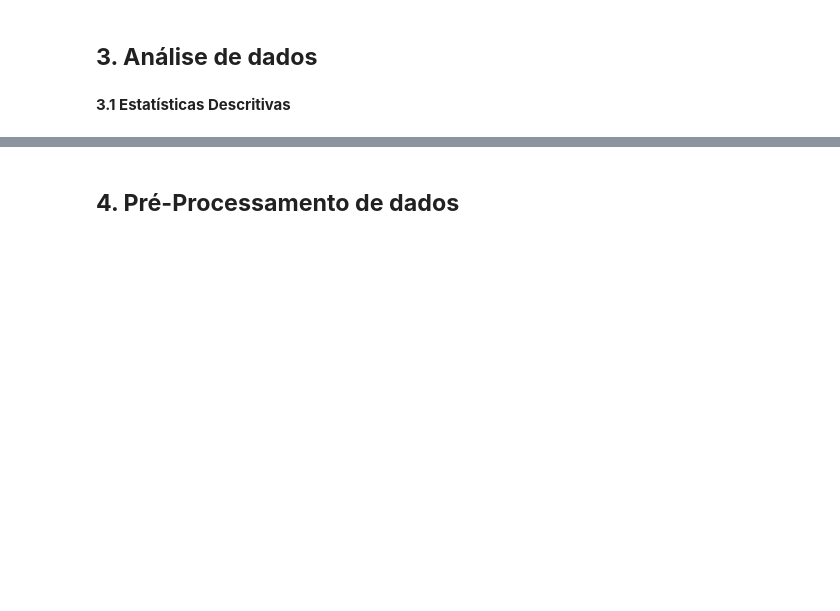
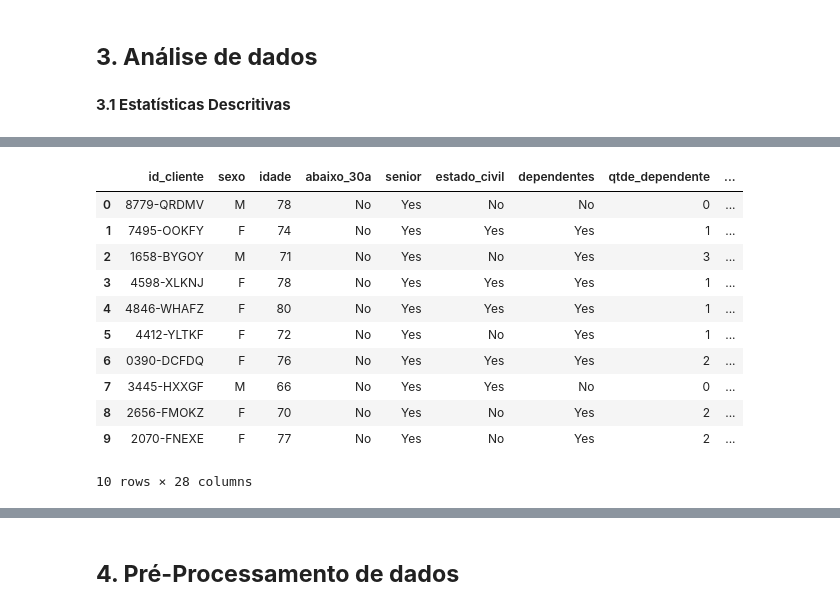
Before and after one commit to TamiTrav/MVP_PUC, a Jupyter notebook: Tamiris_Travassos_MVP.ipynb, the cells around one changed output, grey strips where cells are left out. Drawn from its saved outputs; the diff is of its cells as text; code cells hidden in the pictures; blank space fills up the shorter version.

```diff
--- a/Tamiris_Travassos_MVP.ipynb
+++ b/Tamiris_Travassos_MVP.ipynb
@@ -33,0 +192,9 @@ url_2022_02 = pd.read_csv('https://github.com/simonefmr/datascience_mvp/blob/mai
+# %%
+customer_demographics = pd.read_csv('https://raw.githubusercontent.com/TamiTrav/MVP_PUC/main/Telco_customer_churn_demographics.csv', sep=';')
+#print(customer_demographics)
+customer_location = pd.read_csv('https://raw.githubusercontent.com/TamiTrav/MVP_PUC/main/Telco_customer_churn_location.csv', sep=';')
+#print(customer_location)
+customer_services = pd.read_csv('https://raw.githubusercontent.com/TamiTrav/MVP_PUC/main/Telco_customer_churn_services.csv', sep=';')
+#print(customer_services)
+customer_status = pd.read_csv('https://raw.githubusercontent.com/TamiTrav/MVP_PUC/main/Telco_customer_churn_status.csv', sep=';')
+customer_status.head()
@@ -47,0 +234,12 @@ xx
+# %%
+# Carrega os arquivos csv e junta os datasets, tornando-os em um banco de dados.
+# Explicando a técnica: Através do merge vamos unir os datasets dois a dois, pelas observações em comum  usando como chave o id_cliente.
+
+df1 = pd.merge(customer_demographics,customer_location,how = 'inner', on = 'id_cliente')
+print(df1)
+
+df2 = pd.merge(customer_services,customer_status,how = 'inner', on = 'id_cliente')
+print(df2)
+
+df = pd.merge(df1,df2,how='inner',on='id_cliente')
+print(df)
@@ -47,0 +267,16 @@ xx
+# %%
+# Mostra as 10 primeiras linhas do dataset
+df.head(10)
+# %% [output]
+|  | id_cliente | sexo | idade | abaixo_30a | senior | estado_civil | dependentes | qtde_dependente | ... |
+| 0 | 8779-QRDMV | M | 78 | No | Yes | No | No | 0 | ... |
+| 1 | 7495-OOKFY | F | 74 | No | Yes | Yes | Yes | 1 | ... |
+| 2 | 1658-BYGOY | M | 71 | No | Yes | No | Yes | 3 | ... |
+| 3 | 4598-XLKNJ | F | 78 | No | Yes | Yes | Yes | 1 | ... |
+| 4 | 4846-WHAFZ | F | 80 | No | Yes | Yes | Yes | 1 | ... |
+| 5 | 4412-YLTKF | F | 72 | No | Yes | No | Yes | 1 | ... |
+| 6 | 0390-DCFDQ | F | 76 | No | Yes | Yes | Yes | 2 | ... |
+| 7 | 3445-HXXGF | M | 66 | No | Yes | Yes | No | 0 | ... |
+| 8 | 2656-FMOKZ | F | 70 | No | Yes | No | Yes | 2 | ... |
+| 9 | 2070-FNEXE | F | 77 | No | Yes | No | Yes | 2 | ... |
+10 rows × 28 columns
```
Also changed, not shown: parts of 55 cells of this notebook.
